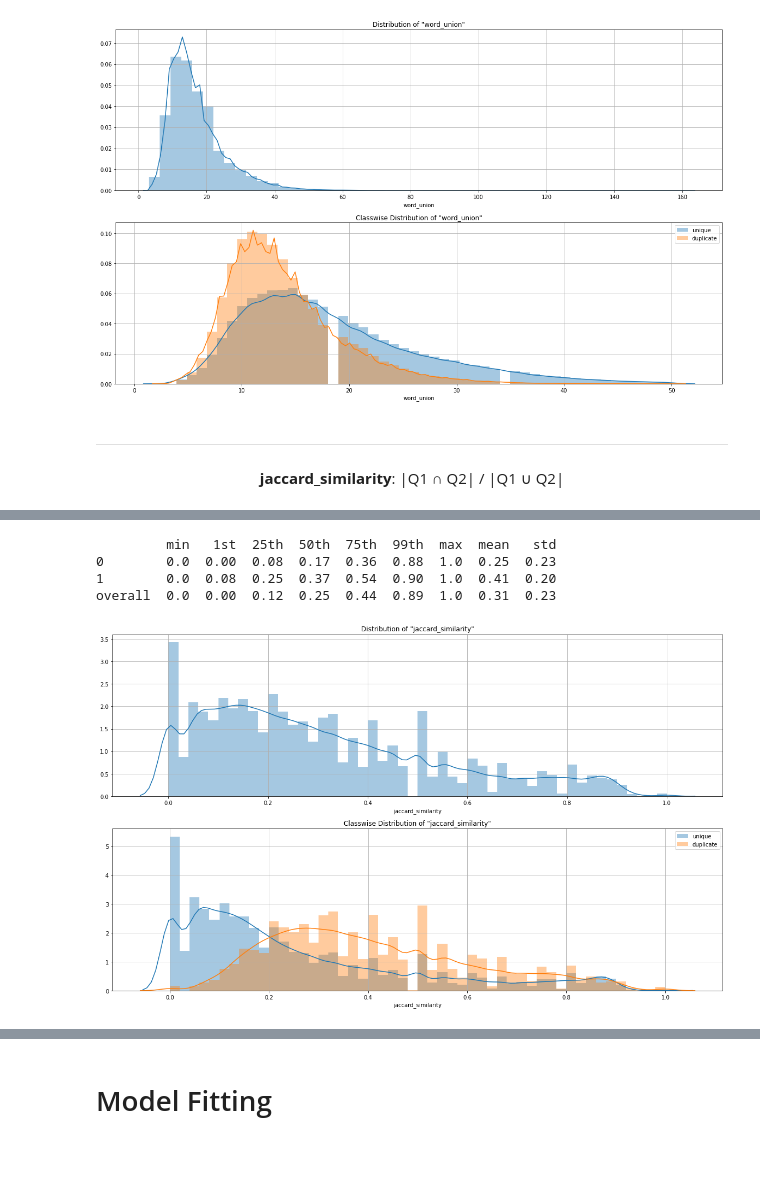
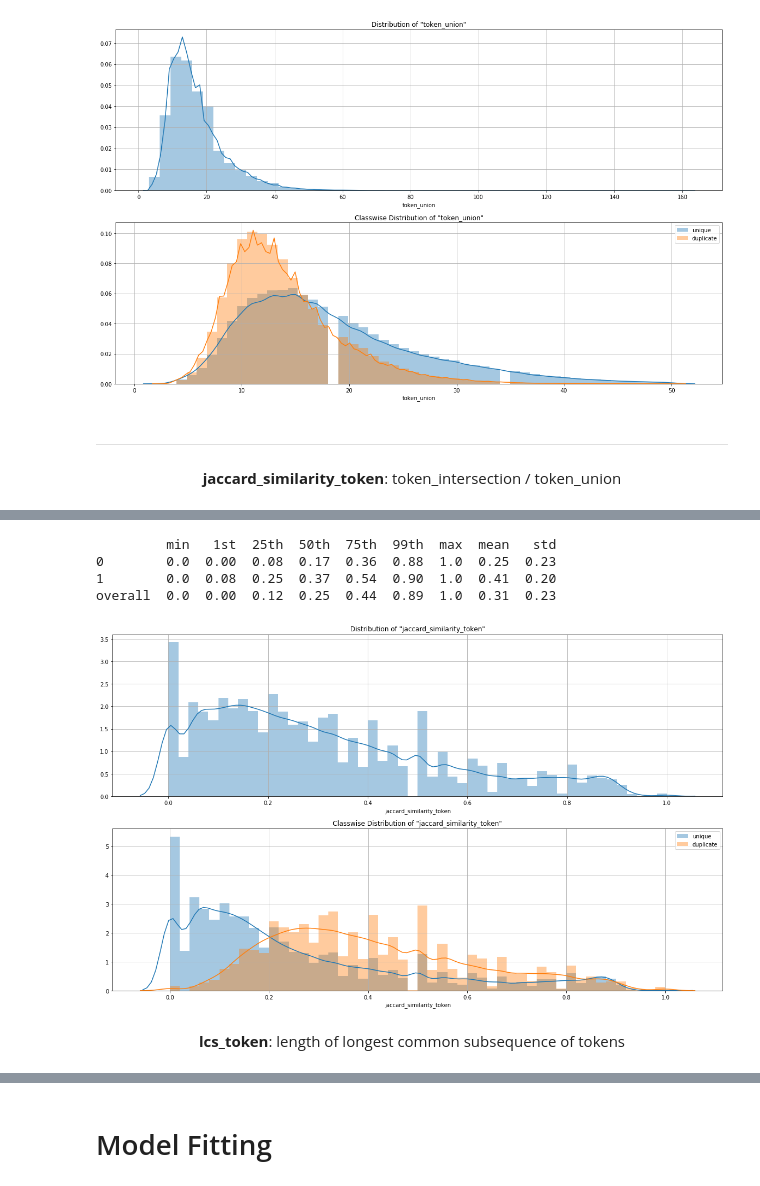
Before and after one commit to Ritvik19/Quora-Question-Pairs, a Jupyter notebook: 02 Basic Features.ipynb, the cells around one changed output, grey strips where cells are left out. Drawn from its saved outputs; the diff is of its cells as text; code cells hidden in the pictures; blank space fills up the shorter version.

```diff
--- a/02 Basic Features.ipynb
+++ b/02 Basic Features.ipynb
@@ -51,11 +51,11 @@ ___
 # %%
-data['avg_text_len'] = data[['question1', 'question2']].progress_apply(
+data['avg_num_token'] = data[['question1', 'question2']].progress_apply(
     lambda row: (len(row['question1'].split())+len(row['question2'].split()))/2,
     axis=1
 )
 
-print(feature_distribution(data, 'avg_text_len', 'is_duplicate'))
-fig, ax = plot_feature_distribution(data, 'avg_text_len', 'is_duplicate', labels=['unique', 'duplicate'], uthreshold=35)
+print(feature_distribution(data, 'avg_num_token', 'is_duplicate'))
+fig, ax = plot_feature_distribution(data, 'avg_num_token', 'is_duplicate', labels=['unique', 'duplicate'], uthreshold=35)
 # %% [output]
 [interactive output not drawn]
          min  1st  25th  50th  75th  99th    max   mean   std
@@ -69,11 +69,11 @@ ___
 # %%
-data['rel_word_diff'] = data[['abs_word_diff', 'avg_text_len']].progress_apply(
-    lambda row: row['abs_word_diff']/row['avg_text_len'],
+data['rel_token_diff'] = data[['abs_token_diff', 'avg_num_token']].progress_apply(
+    lambda row: row['abs_token_diff']/row['avg_num_token'],
     axis=1
 )
 
-print(feature_distribution(data, 'rel_word_diff', 'is_duplicate'))
-fig, ax = plot_feature_distribution(data, 'rel_word_diff', 'is_duplicate', labels=['unique', 'duplicate'])
+print(feature_distribution(data, 'rel_token_diff', 'is_duplicate'))
+fig, ax = plot_feature_distribution(data, 'rel_token_diff', 'is_duplicate', labels=['unique', 'duplicate'])
 # %% [output]
 [interactive output not drawn]
          min  1st  25th  50th  75th  99th   max  mean   std
@@ -87,11 +87,11 @@ ___
 # %%
-data['word_intersection'] = data[['question1', 'question2']].progress_apply(
+data['token_intersection'] = data[['question1', 'question2']].progress_apply(
     lambda row: len(set(row['question1'].split())&set(row['question2'].split())),
     axis=1
 )
 
-print(feature_distribution(data, 'word_intersection', 'is_duplicate'))
-fig, ax = plot_feature_distribution(data, 'word_intersection', 'is_duplicate', labels=['unique', 'duplicate'], uthreshold=20)
+print(feature_distribution(data, 'token_intersection', 'is_duplicate'))
+fig, ax = plot_feature_distribution(data, 'token_intersection', 'is_duplicate', labels=['unique', 'duplicate'], uthreshold=20)
 # %% [output]
 [interactive output not drawn]
          min  1st  25th  50th  75th  99th  max  mean   std
@@ -105,11 +105,11 @@ ___
 # %%
-data['word_union'] = data[['question1', 'question2']].progress_apply(
+data['token_union'] = data[['question1', 'question2']].progress_apply(
     lambda row: len(set(row['question1'].split())|set(row['question2'].split())),
     axis=1
 )
 
-print(feature_distribution(data, 'word_union', 'is_duplicate'))
-fig, ax = plot_feature_distribution(data, 'word_union', 'is_duplicate', labels=['unique', 'duplicate'], uthreshold=50)
+print(feature_distribution(data, 'token_union', 'is_duplicate'))
+fig, ax = plot_feature_distribution(data, 'token_union', 'is_duplicate', labels=['unique', 'duplicate'], uthreshold=50)
 # %% [output]
 [interactive output not drawn]
          min  1st  25th  50th  75th  99th  max   mean   std
@@ -119,19 +119,21 @@ overall  3    6.0  11.0  15.0  20.0  44.0  162  16.89  8.10
 [figure]
 # %% [markdown]
 ___
-<center><b>jaccard_similarity</b>: |Q1 &cap; Q2| / |Q1 &cup; Q2| </center>
+<center><b>jaccard_similarity_token</b>: token_intersection / token_union </center>
 # %%
-data['jaccard_similarity'] = data[['word_intersection', 'word_union']].progress_apply(
-    lambda row: row['word_intersection']/row['word_union'],
+data['jaccard_similarity_token'] = data[['token_intersection', 'token_union']].progress_apply(
+    lambda row: row['token_intersection']/row['token_union'],
     axis=1
 )
 
-print(feature_distribution(data, 'jaccard_similarity', 'is_duplicate'))
-fig, ax = plot_feature_distribution(data, 'jaccard_similarity', 'is_duplicate', labels=['unique', 'duplicate'])
+print(feature_distribution(data, 'jaccard_similarity_token', 'is_duplicate'))
+fig, ax = plot_feature_distribution(data, 'jaccard_similarity_token', 'is_duplicate', labels=['unique', 'duplicate'])
 # %% [output]
 [interactive output not drawn]
          min   1st  25th  50th  75th  99th  max  mean   std
 0        0.0  0.00  0.08  0.17  0.36  0.88  1.0  0.25  0.23
 1        0.0  0.08  0.25  0.37  0.54  0.90  1.0  0.41  0.20
 overall  0.0  0.00  0.12  0.25  0.44  0.89  1.0  0.31  0.23
-[figure, old version]
+[figure, new version]
+# %% [markdown]
+<center><b>lcs_token</b>: length of longest common subsequence of tokens</center>
```
Also changed, not shown: parts of 18 cells of this notebook, 1 other file.
